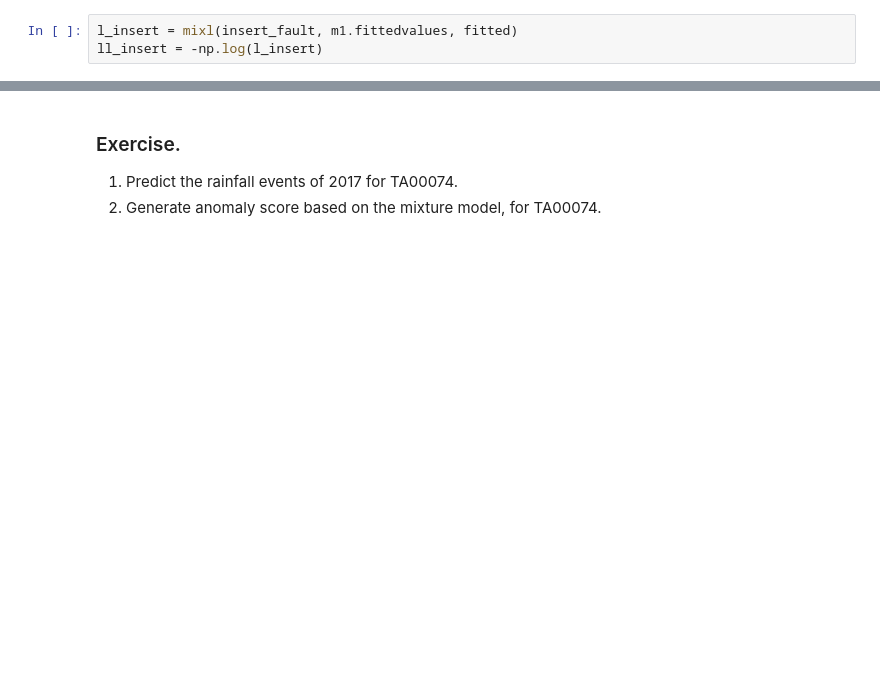
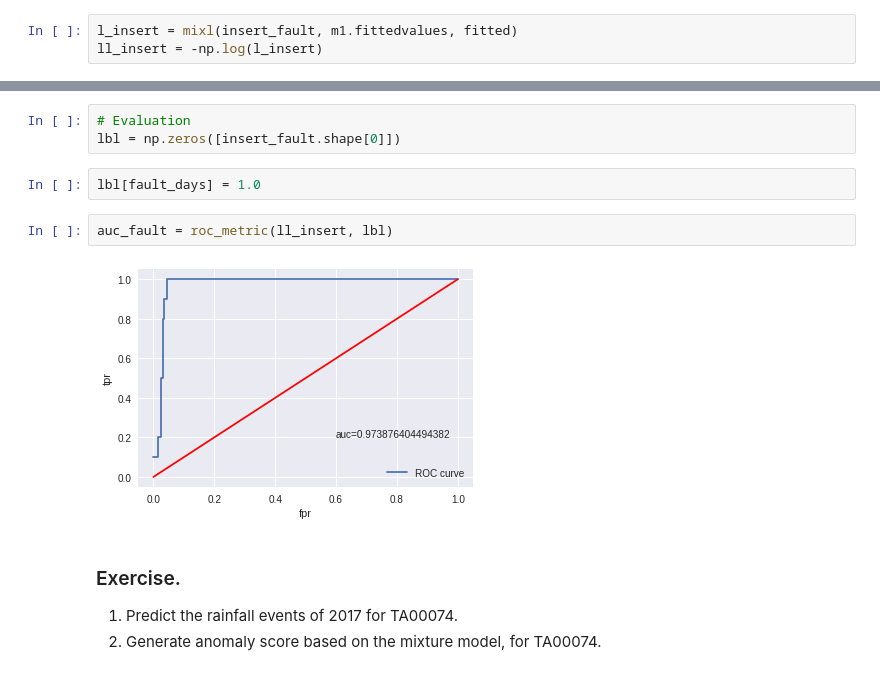
Before and after one commit to tadeze/dsa2018, a Jupyter notebook: rainfall-prediction-kenya.ipynb, the cells around one changed output, grey strips where cells are left out. Drawn from its saved outputs; the diff is of its cells as text; blank space fills up the shorter version.

```diff
--- a/rainfall-prediction-kenya.ipynb
+++ b/rainfall-prediction-kenya.ipynb
@@ -326,3 +332,12 @@ plt.ylabel('-log P(target_station)')
+# %%
+# Evaluation
+lbl = np.zeros([insert_fault.shape[0]])
+# %%
+lbl[fault_days] = 1.0
+# %%
+auc_fault = roc_metric(ll_insert, lbl)
+# %% [output]
+[figure, added]
 # %% [markdown]
 
 ### Exercise.
```
Also changed, not shown: parts of 7 cells of this notebook.
